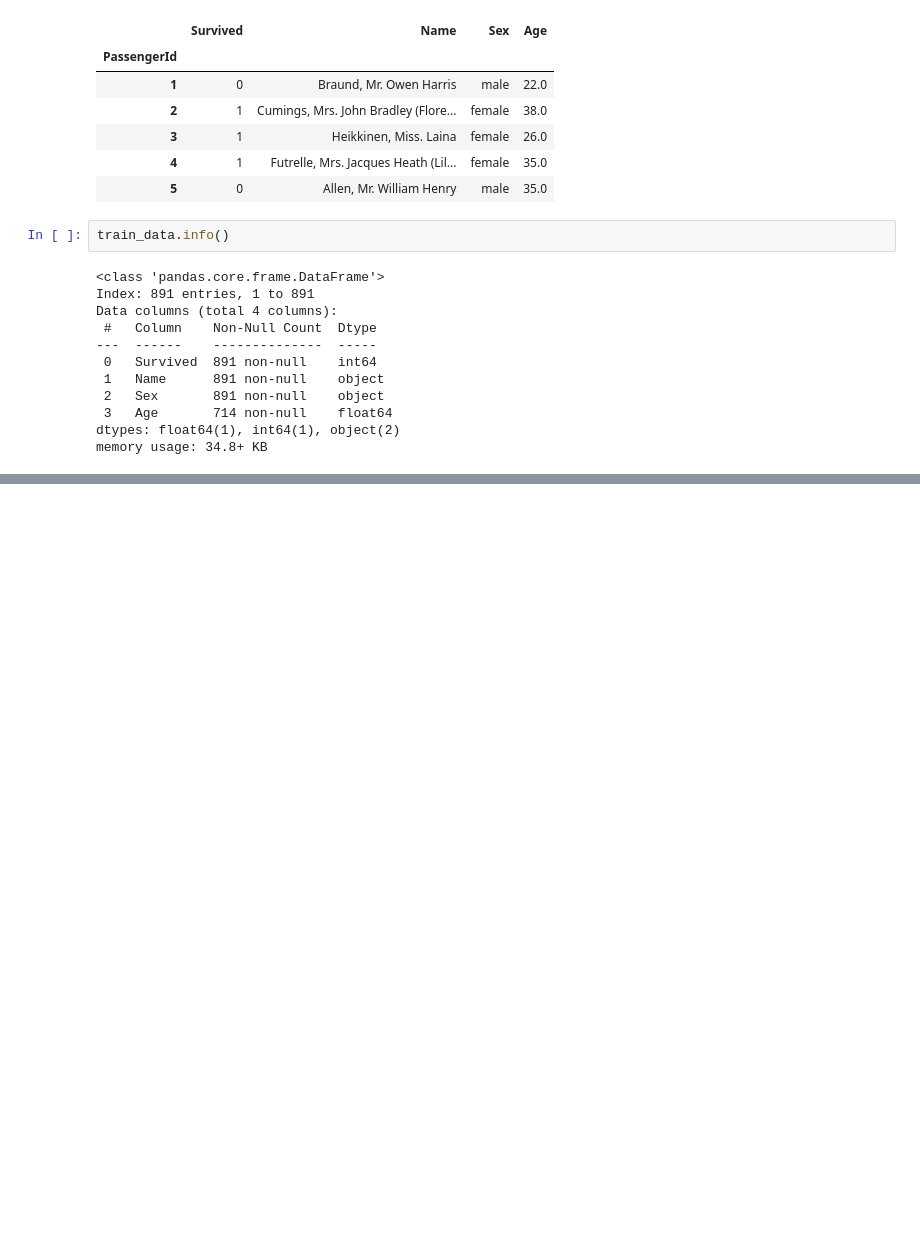
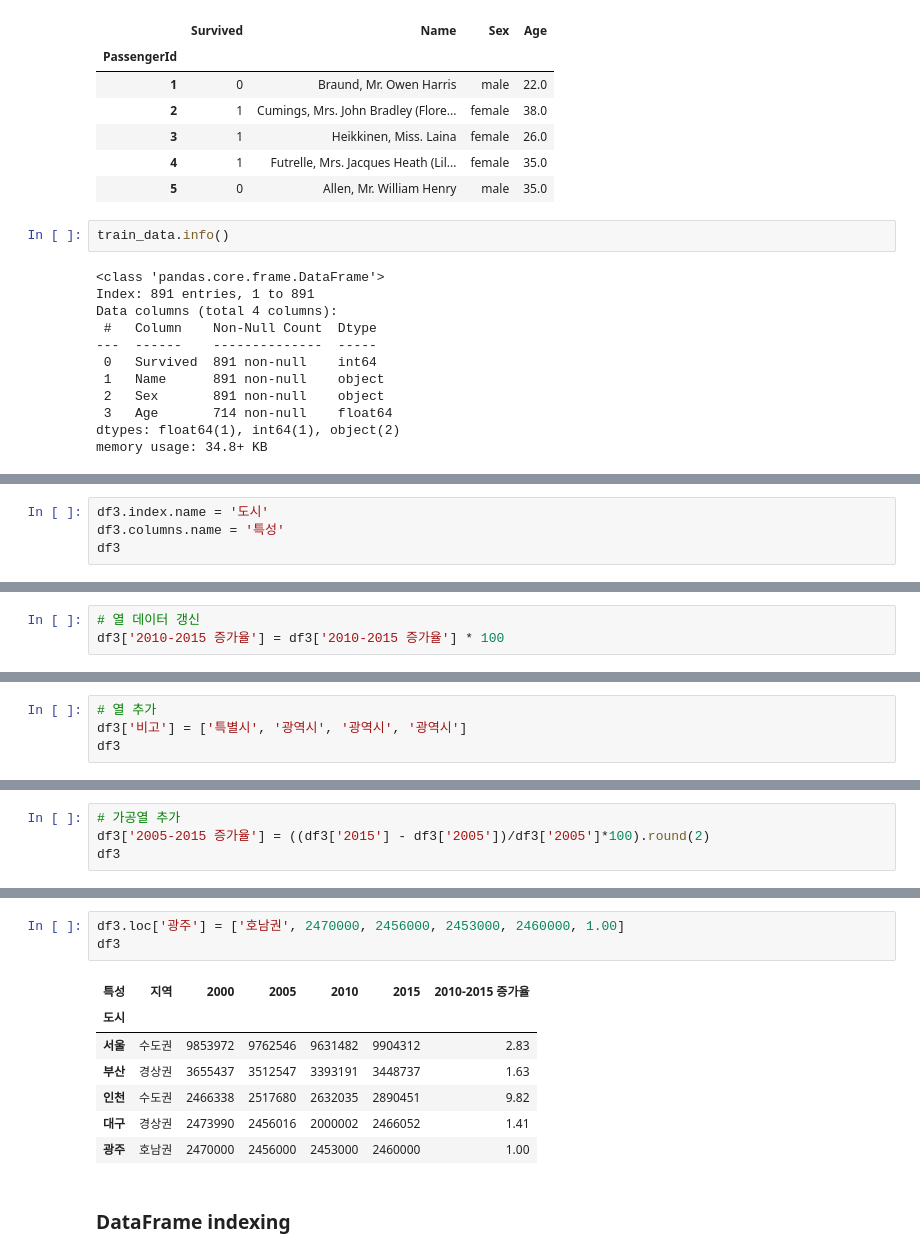
Before and after one commit to Minhyeok-kimm/TIL, a Jupyter notebook: ML_DL/python_data_handling.ipynb, the cells around one changed output, grey strips where cells are left out. Drawn from its saved outputs; the diff is of its cells as text; blank space fills up the shorter version.

```diff
--- a/ML_DL/python_data_handling.ipynb
+++ b/ML_DL/python_data_handling.ipynb
@@ -911,0 +934,4 @@ memory usage: 34.8+ KB
+# %%
+df3.index.name = '도시'
+df3.columns.name = '특성'
+df3
@@ -911,0 +1047,3 @@ memory usage: 34.8+ KB
+# %%
+# 열 데이터 갱신
+df3['2010-2015 증가율'] = df3['2010-2015 증가율'] * 100
@@ -911,0 +1059,4 @@ memory usage: 34.8+ KB
+# %%
+# 열 추가
+df3['비고'] = ['특별시', '광역시', '광역시', '광역시']
+df3
@@ -911,0 +1081,4 @@ memory usage: 34.8+ KB
+# %%
+# 가공열 추가
+df3['2005-2015 증가율'] = ((df3['2015'] - df3['2005'])/df3['2005']*100).round(2)
+df3
@@ -911,0 +1113,13 @@ memory usage: 34.8+ KB
+# %%
+df3.loc['광주'] = ['호남권', 2470000, 2456000, 2453000, 2460000, 1.00]
+df3
+# %% [output]
+| 특성 | 지역 | 2000 | 2005 | 2010 | 2015 | 2010-2015 증가율 |
+| 도시 |  |  |  |  |  |  |
+| 서울 | 수도권 | 9853972 | 9762546 | 9631482 | 9904312 | 2.83 |
+| 부산 | 경상권 | 3655437 | 3512547 | 3393191 | 3448737 | 1.63 |
+| 인천 | 수도권 | 2466338 | 2517680 | 2632035 | 2890451 | 9.82 |
+| 대구 | 경상권 | 2473990 | 2456016 | 2000002 | 2466052 | 1.41 |
+| 광주 | 호남권 | 2470000 | 2456000 | 2453000 | 2460000 | 1.00 |
+# %% [markdown]
+### DataFrame indexing
```
Also changed, not shown: parts of 59 cells of this notebook.
